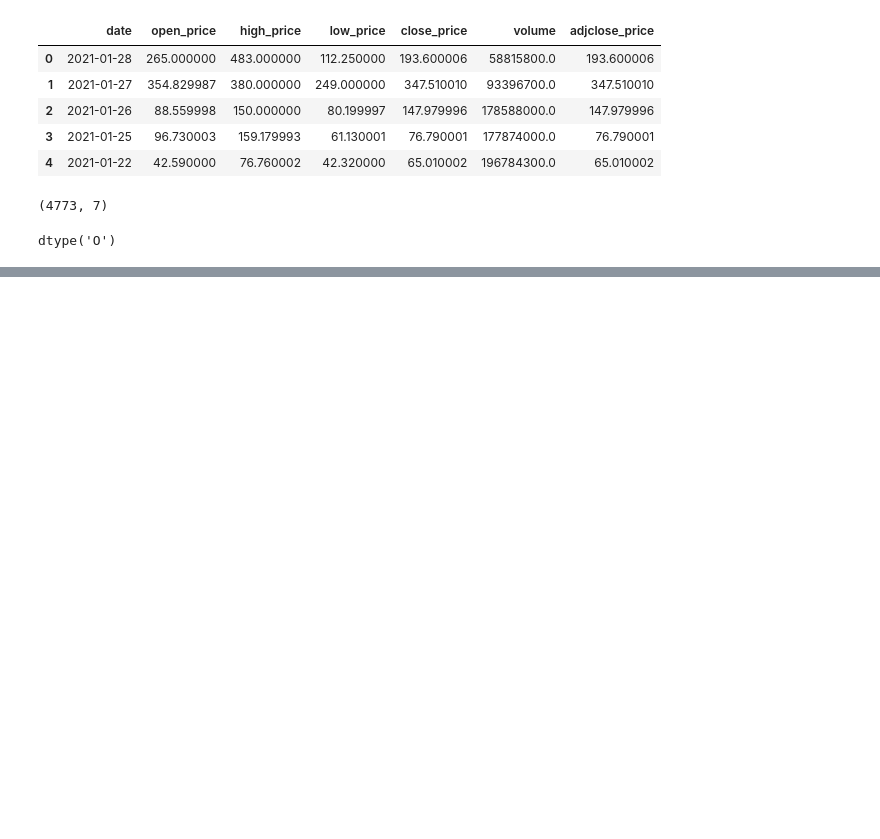
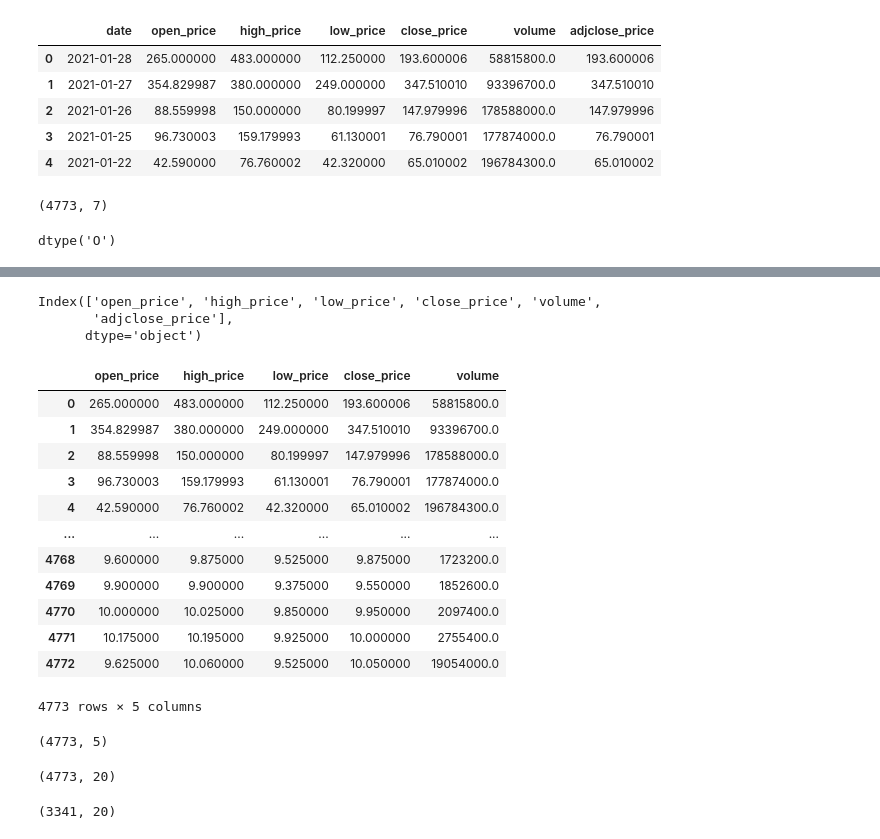
Before and after one commit to mohmaed7777/GameStop-Historical-Stock-Prices, a Jupyter notebook: GameStop_Historical_Stock_Prices.ipynb, the cells around one changed output, grey strips where cells are left out. Drawn from its saved outputs; the diff is of its cells as text; code cells hidden in the pictures; blank space fills up the shorter version.

```diff
--- a/GameStop_Historical_Stock_Prices.ipynb
+++ b/GameStop_Historical_Stock_Prices.ipynb
@@ -64,0 +178,23 @@ dtype('O')
+# %%
+game_stoke.columns
+# %% [output]
+Index(['open_price', 'high_price', 'low_price', 'close_price', 'volume',
+       'adjclose_price'],
+      dtype='object')
+# %%
+x = game_stoke[['open_price', 'high_price', 'low_price', 'close_price', 'volume']]
+x
+# %% [output]
+|  | open_price | high_price | low_price | close_price | volume |
+| 0 | 265.000000 | 483.000000 | 112.250000 | 193.600006 | 58815800.0 |
+| 1 | 354.829987 | 380.000000 | 249.000000 | 347.510010 | 93396700.0 |
+| 2 | 88.559998 | 150.000000 | 80.199997 | 147.979996 | 178588000.0 |
+| 3 | 96.730003 | 159.179993 | 61.130001 | 76.790001 | 177874000.0 |
+| 4 | 42.590000 | 76.760002 | 42.320000 | 65.010002 | 196784300.0 |
+| ... | ... | ... | ... | ... | ... |
+| 4768 | 9.600000 | 9.875000 | 9.525000 | 9.875000 | 1723200.0 |
+| 4769 | 9.900000 | 9.900000 | 9.375000 | 9.550000 | 1852600.0 |
+| 4770 | 10.000000 | 10.025000 | 9.850000 | 9.950000 | 2097400.0 |
+| 4771 | 10.175000 | 10.195000 | 9.925000 | 10.000000 | 2755400.0 |
+| 4772 | 9.625000 | 10.060000 | 9.525000 | 10.050000 | 19054000.0 |
+4773 rows × 5 columns
@@ -64,0 +205,8 @@ dtype('O')
+# %%
+x.shape
+# %% [output]
+(4773, 5)
+# %%
+x_pf.shape
+# %% [output]
+(4773, 20)
@@ -64,0 +216,5 @@ dtype('O')
+# %%
+# Fit standard on x_train :
+x_train.shape
+# %% [output]
+(3341, 20)
```
Also changed, not shown: parts of 22 cells of this notebook.
